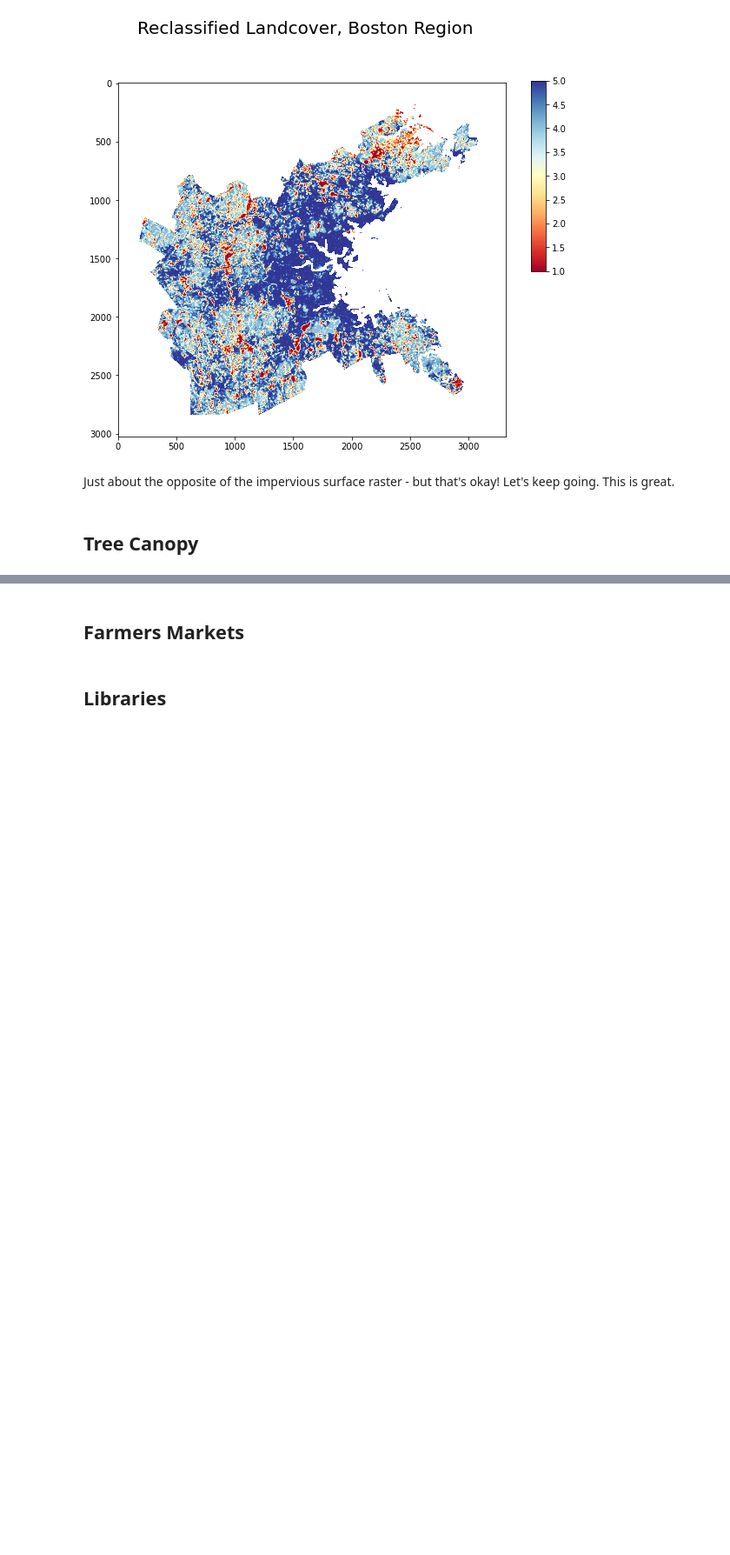
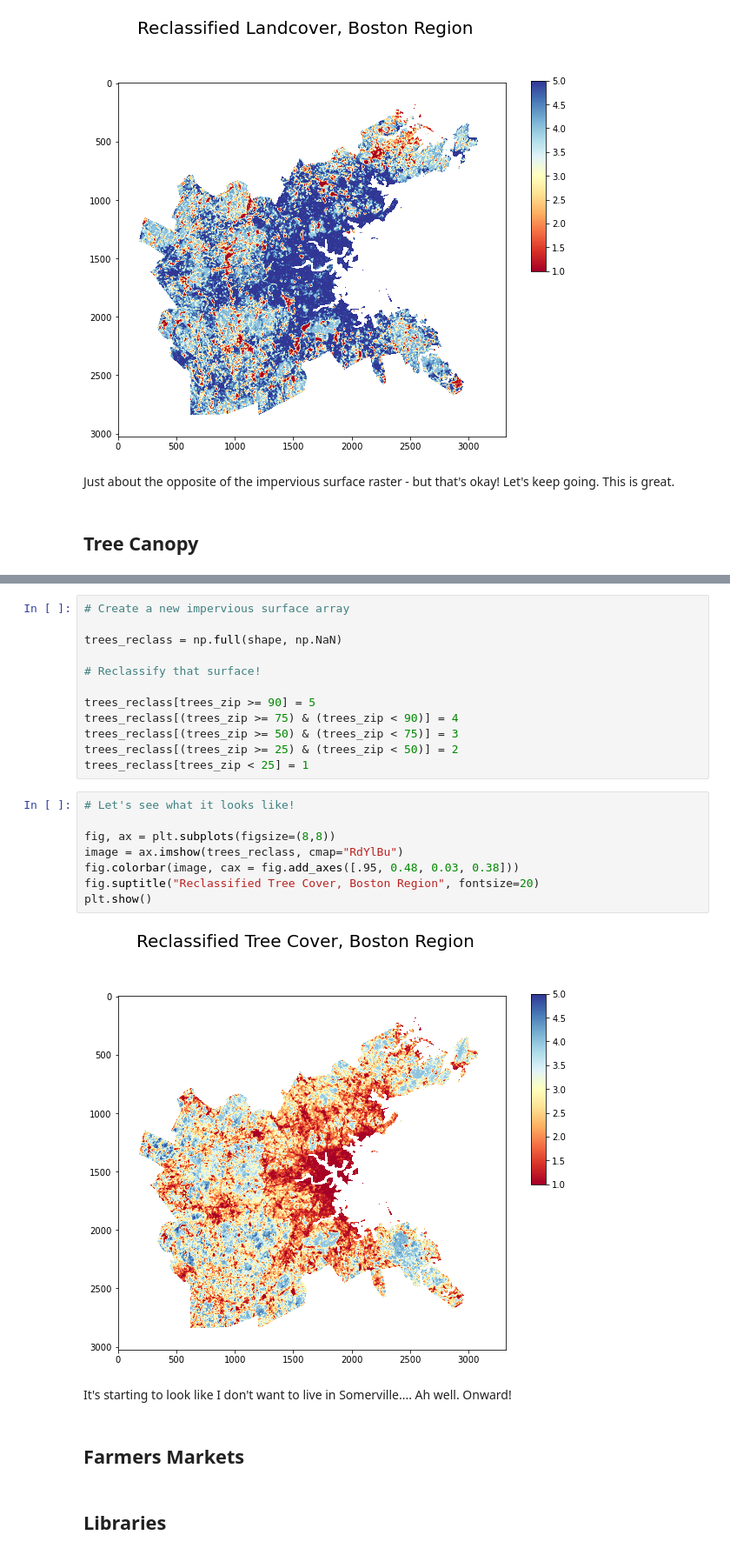
Before and after one commit to krowe42/FinalProject-LivingDecisions, a Jupyter notebook: Rowe-LivingDecisions.ipynb, the cells around one changed output, grey strips where cells are left out. Shown at 87% size. Saved outputs shown, nothing was run; the diff lists cells and outputs as text; blank space fills up the shorter version.

```diff
--- a/Rowe-LivingDecisions.ipynb
+++ b/Rowe-LivingDecisions.ipynb
@@ -315,3 +352,27 @@ Just about the opposite of the impervious surface raster - but that's okay! Let'
+# %%
+# Create a new impervious surface array
+
+trees_reclass = np.full(shape, np.NaN)
+
+# Reclassify that surface!
+
+trees_reclass[trees_zip >= 90] = 5
+trees_reclass[(trees_zip >= 75) & (trees_zip < 90)] = 4
+trees_reclass[(trees_zip >= 50) & (trees_zip < 75)] = 3
+trees_reclass[(trees_zip >= 25) & (trees_zip < 50)] = 2
+trees_reclass[trees_zip < 25] = 1
+# %%
+# Let's see what it looks like!
+
+fig, ax = plt.subplots(figsize=(8,8))
+image = ax.imshow(trees_reclass, cmap="RdYlBu")
+fig.colorbar(image, cax = fig.add_axes([.95, 0.48, 0.03, 0.38]))
+fig.suptitle("Reclassified Tree Cover, Boston Region", fontsize=20)
+plt.show()
+# %% [output]
+[figure, added]
+# %% [markdown]
+It's starting to look like I don't want to live in Somerville.... Ah well. Onward!
 # %% [markdown]
 ## Farmers Markets
 # %% [markdown]
```
Also changed, not shown: parts of 6 cells of this notebook.
